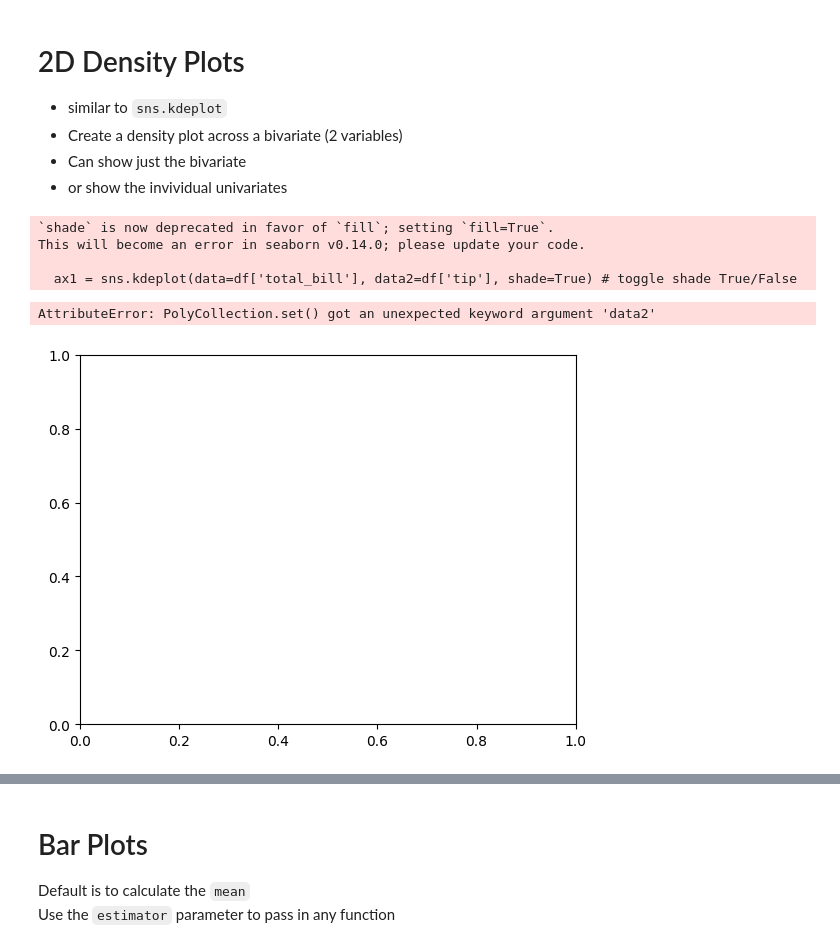
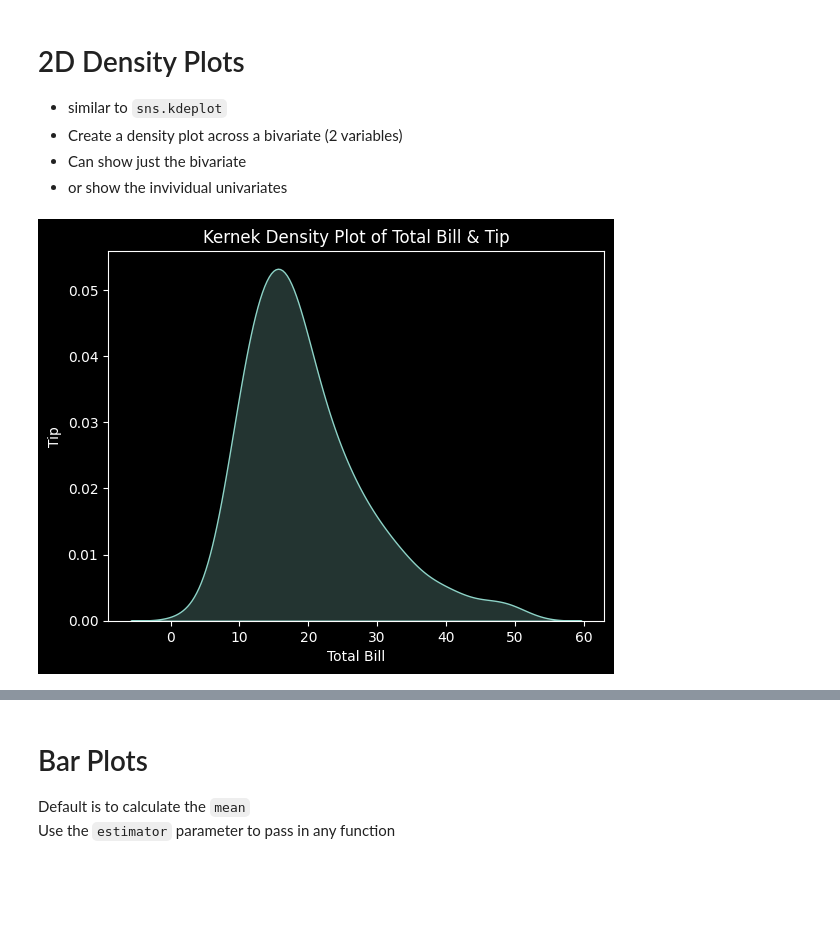
Before and after one commit to sba22230/py-viz-oct22, a Jupyter notebook: oct-22/completed_notebooks/02 - Matplotlib_Seaborn_Compared.ipynb, the cells around one changed output, grey strips where cells are left out. Drawn from its saved outputs; the diff is of its cells as text; code cells hidden in the pictures; blank space fills up the shorter version.

```diff
--- a/oct-22/completed_notebooks/02 - Matplotlib_Seaborn_Compared.ipynb
+++ b/oct-22/completed_notebooks/02 - Matplotlib_Seaborn_Compared.ipynb
@@ -313,20 +313,17 @@ Text(0.5, 1.03, 'Hexbin Joint Plot of Total Bill and Tip')
 # %%
 # Just the bivariate
 kde, ax1 = plt.subplots()
 
-ax1 = sns.kdeplot(data=df['total_bill'], data2=df['tip'], shade=True) # toggle shade True/False
+#ax1 = sns.kdeplot(data=df['total_bill'], data2=df['tip'], fill=True) # toggle shade True/False
+
+ax1 = sns.kdeplot(data=df['total_bill'], fill=True) # toggle shade True/False
 ax1.set_title('Kernek Density Plot of Total Bill & Tip')
 ax1.set_xlabel("Total Bill")
 ax1.set_ylabel('Tip')
 
 plt.show()
 # %% [output]
-`shade` is now deprecated in favor of `fill`; setting `fill=True`.
-This will become an error in seaborn v0.14.0; please update your code.
-
-  ax1 = sns.kdeplot(data=df['total_bill'], data2=df['tip'], shade=True) # toggle shade True/False
-AttributeError: PolyCollection.set() got an unexpected keyword argument 'data2'
-[figure, old version]
+[figure, new version]
 # %%
 # Include the univariates
 kde_joint = sns.jointplot(x='total_bill', y='tip', data=df, kind='kde')
```
Also changed, not shown: parts of 23 cells of this notebook, 9 other files.
